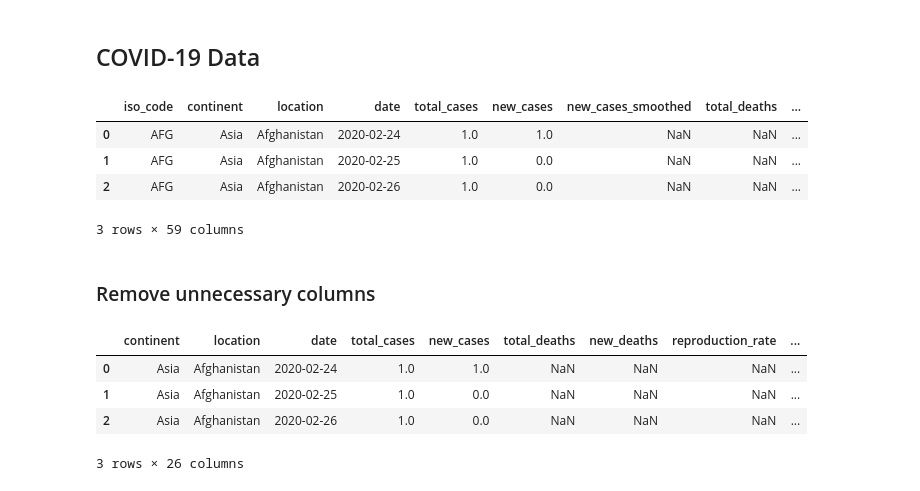
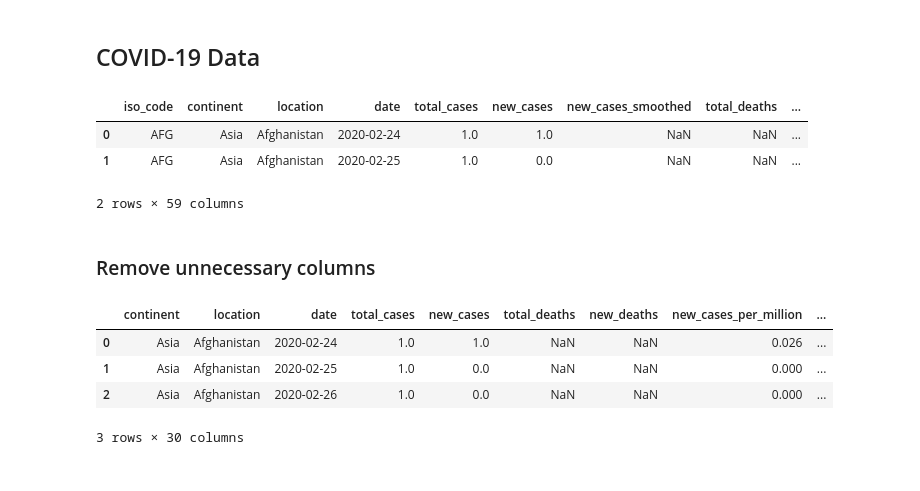
Before and after one commit to yimanliu/CS6220-Data-Mining, a Jupyter notebook: Final_project_data_visualization.ipynb, the cells around one changed output. Saved outputs shown, nothing was run; the diff lists cells and outputs as text; code cells hidden in the pictures.

```diff
--- a/Final_project_data_visualization.ipynb
+++ b/Final_project_data_visualization.ipynb
@@ -567,31 +266,30 @@ ax = df.plot.bar(figsize = (16,8), rot=0, title='Top 10 people vaccinated countr
 # %%
 data = pd.read_csv('./data/owid-covid-data.csv')
 # %%
-data.head(3)
+data.head(2)
 # %% [output]
 |  | iso_code | continent | location | date | total_cases | new_cases | new_cases_smoothed | total_deaths | ... |
 | 0 | AFG | Asia | Afghanistan | 2020-02-24 | 1.0 | 1.0 | NaN | NaN | ... |
 | 1 | AFG | Asia | Afghanistan | 2020-02-25 | 1.0 | 0.0 | NaN | NaN | ... |
-| 2 | AFG | Asia | Afghanistan | 2020-02-26 | 1.0 | 0.0 | NaN | NaN | ... |
-3 rows × 59 columns
+2 rows × 59 columns
 # %% [markdown]
 ### Remove unnecessary columns
 # %%
 data = data.drop(columns=['iso_code','new_cases_smoothed', 'new_deaths_smoothed', 'total_cases_per_million',
-                         'new_cases_per_million', 'new_cases_smoothed_per_million', 'total_deaths_per_million',
+                         'new_cases_smoothed_per_million', 'total_deaths_per_million',
                          'new_deaths_per_million', 'new_deaths_smoothed_per_million', 'icu_patients_per_million',
-                         'hosp_patients_per_million', 'weekly_icu_admissions', 'weekly_icu_admissions_per_million',
+                         'weekly_icu_admissions', 'weekly_icu_admissions_per_million',
                          'weekly_hosp_admissions', 'weekly_hosp_admissions_per_million', 'new_tests',
-                          'total_tests_per_thousand', 'new_tests_per_thousand', 'new_tests_smoothed',
+                          'total_tests_per_thousand', 'new_tests_smoothed',
                           'new_tests_smoothed_per_thousand', 'tests_per_case', 'tests_units',
                           'total_vaccinations_per_hundred', 'people_vaccinated_per_hundred',
-                          'people_fully_vaccinated_per_hundred', 'new_vaccinations_smoothed_per_million',
+                          'new_vaccinations_smoothed_per_million',
                           'stringency_index', 'cardiovasc_death_rate', 'diabetes_prevalence', 'female_smokers',
                          'male_smokers', 'life_expectancy', 'human_development_index'])
 data.head(3)
 # %% [output]
-|  | continent | location | date | total_cases | new_cases | total_deaths | new_deaths | reproduction_rate | ... |
-| 0 | Asia | Afghanistan | 2020-02-24 | 1.0 | 1.0 | NaN | NaN | NaN | ... |
-| 1 | Asia | Afghanistan | 2020-02-25 | 1.0 | 0.0 | NaN | NaN | NaN | ... |
-| 2 | Asia | Afghanistan | 2020-02-26 | 1.0 | 0.0 | NaN | NaN | NaN | ... |
+|  | continent | location | date | total_cases | new_cases | total_deaths | new_deaths | new_cases_per_million | ... |
+| 0 | Asia | Afghanistan | 2020-02-24 | 1.0 | 1.0 | NaN | NaN | 0.026 | ... |
+| 1 | Asia | Afghanistan | 2020-02-25 | 1.0 | 0.0 | NaN | NaN | 0.000 | ... |
+| 2 | Asia | Afghanistan | 2020-02-26 | 1.0 | 0.0 | NaN | NaN | 0.000 | ... |
-3 rows × 26 columns
+3 rows × 30 columns
```
Also changed, not shown: parts of 125 cells of this notebook.
